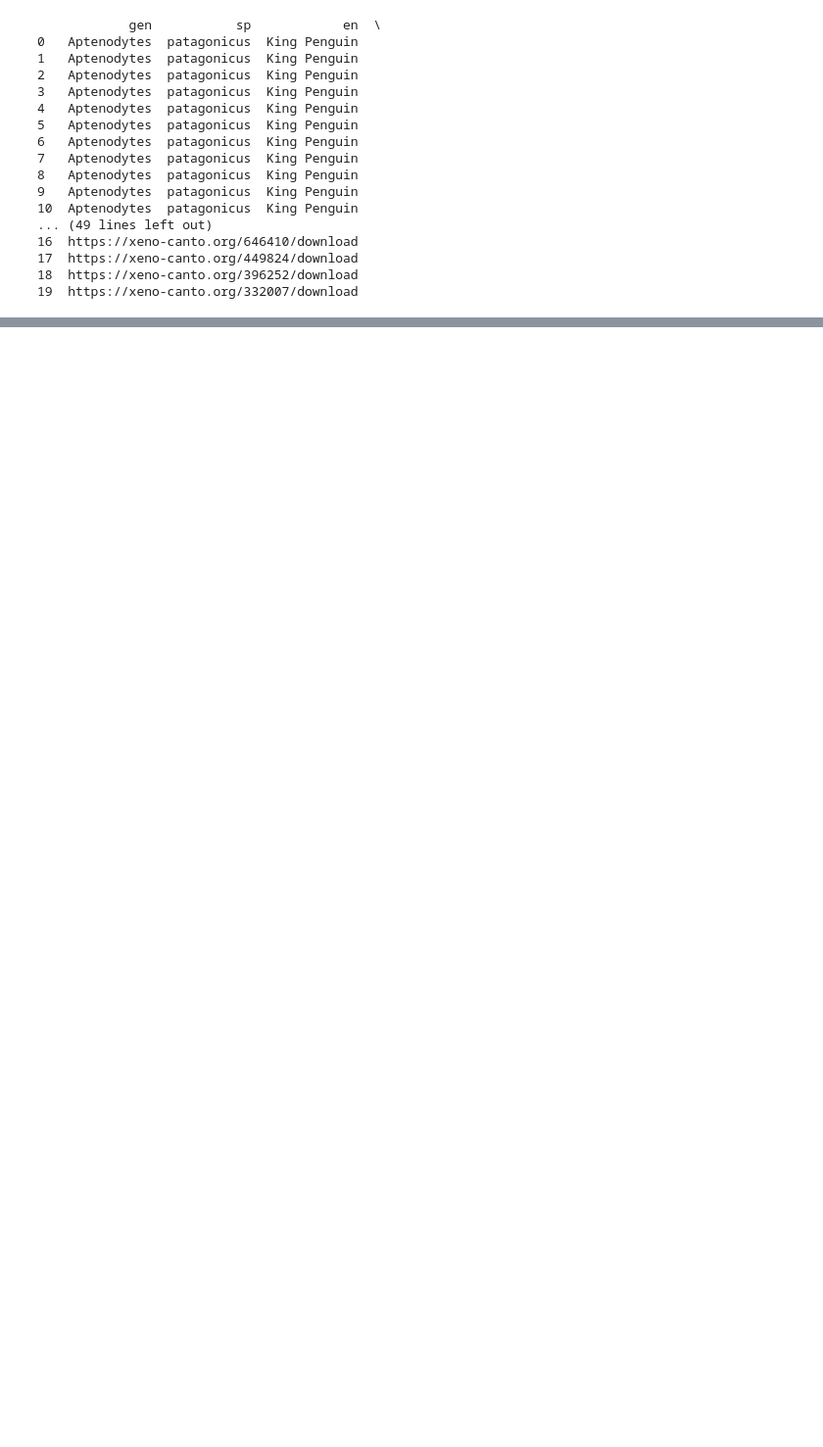
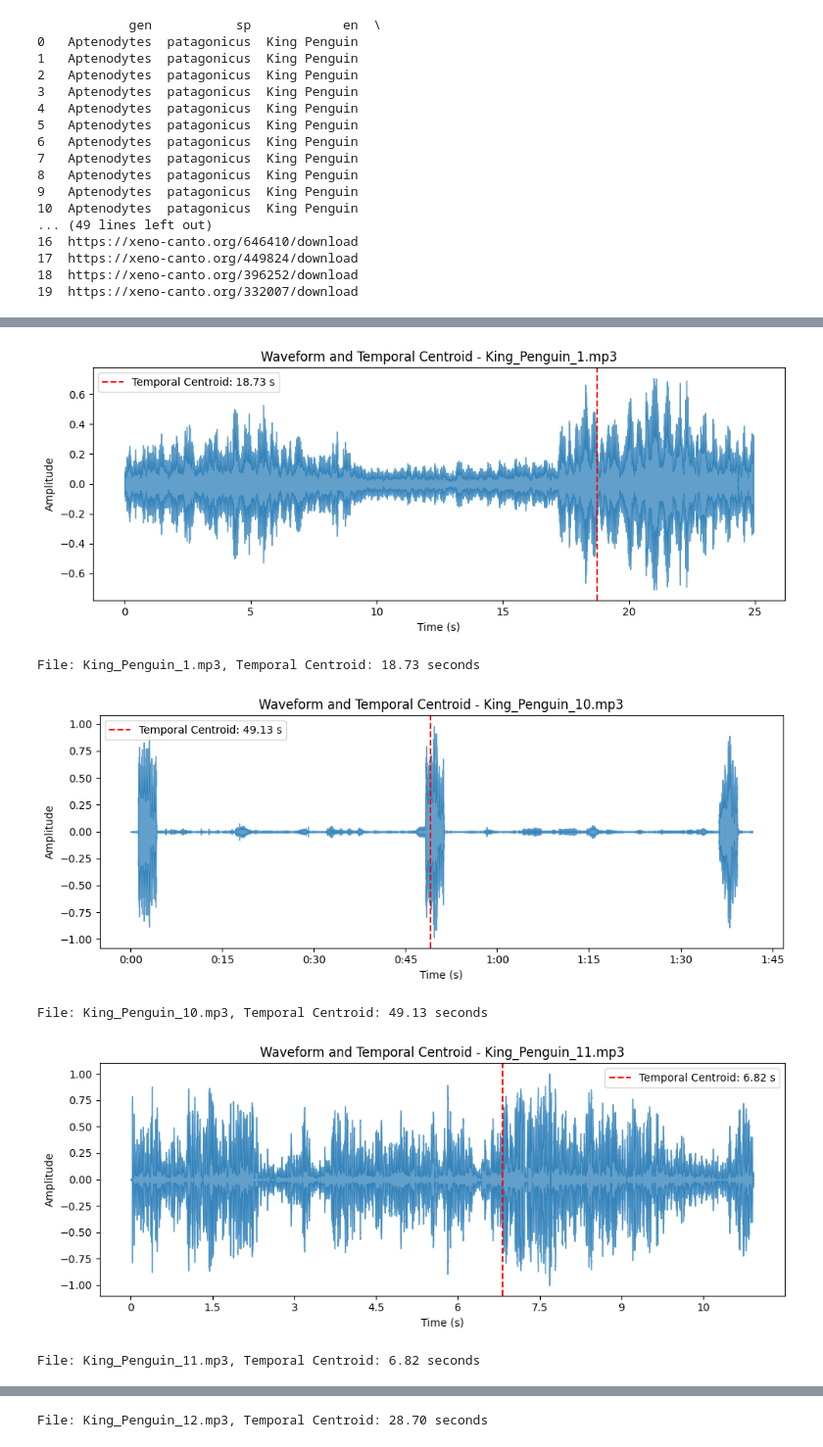
Before and after one commit to jcns1107/Bird-Call-Feature-Extraction-and-Clustering, a Jupyter notebook: Birds.ipynb, the cells around one changed output, grey strips where cells are left out. Shown at 98% size. Drawn from its saved outputs; the diff is of its cells as text; code cells hidden in the pictures; blank space fills up the shorter version.

Commit message:
Bros, está aqui os changes. Só adicionei código qu e nos dá os temporal centroids. Mais logo, aplico aquilo que tinha mencionado no WhatsApp.

```diff
--- a/Birds.ipynb
+++ b/Birds.ipynb
@@ -73,0 +95,79 @@ for i, recording in enumerate(recordings):
+# %%
+################################################################################
+### MY CODE
+################################################################################
+
+import librosa
+import librosa.display
+import matplotlib.pyplot as plt
+import numpy as np
+import os
+
+# Function to visualize waveforms and compute temporal centroids
+def visualize_waveform_and_compute_temporal_centroid(audio_dir):
+    """
+    Visualize waveforms of audio files in the directory and compute their temporal centroids.
+
+    Args:
+    - audio_dir (str): Path to the directory containing audio files.
+
+    Outputs:
+    - Waveform plots and temporal centroid values for each audio file.
+    """
+    # List all audio files in the directory
+    audio_files = [f for f in os.listdir(audio_dir) if f.endswith(".mp3")]
+
+    # Check if there are audio files to process
+    if not audio_files:
+        print("No audio files found in the directory.")
+        return
+
+    # Process each audio file
+    for i, audio_file in enumerate(audio_files):
+        audio_path = os.path.join(audio_dir, audio_file)
+
+        try:
+            # Load the audio file
+            y, sr = librosa.load(audio_path, sr=None)  # y: audio time series, sr: sampling rate
+
+            # Compute the energy envelope (squared amplitude)
+            energy_envelope = np.abs(y)**2
+            times = np.linspace(0, len(y) / sr, len(y))  # Time values corresponding to samples
+
+            # Compute cumulative energy (CDF of energy)
+            cumulative_energy = np.cumsum(energy_envelope)
+            cumulative_energy /= cumulative_energy[-1]  # Normalize CDF to [0, 1]
+
+            # Find the temporal centroid (where cumulative energy ≈ 0.5)
+            temporal_centroid_index = np.where(cumulative_energy >= 0.5)[0][0]
+            temporal_centroid_time = times[temporal_centroid_index]
+
+            # Plot the waveform
+            plt.figure(figsize=(10, 4))
+            librosa.display.waveshow(y, sr=sr, alpha=0.7)
+            plt.title(f"Waveform and Temporal Centroid - {audio_file}")
+            plt.xlabel("Time (s)")
+            plt.ylabel("Amplitude")
+
+            # Mark the temporal centroid on the plot
+            plt.axvline(temporal_centroid_time, color='r', linestyle='--', label=f"Temporal Centroid: {temporal_centroid_time:.2f} s")
+            plt.legend()
+            plt.tight_layout()
+            plt.show()
+
+            # Print the temporal centroid value
+            print(f"File: {audio_file}, Temporal Centroid: {temporal_centroid_time:.2f} seconds")
+
+        except Exception as e:
+            print(f"Error processing {audio_file}: {e}")
+
+# Call the function with the directory containing audio files
+audio_directory = "penguin_sounds"  # Update with your directory path
+visualize_waveform_and_compute_temporal_centroid(audio_directory)
+# %% [output]
+[figure, added]
+File: King_Penguin_1.mp3, Temporal Centroid: 18.73 seconds
+[figure, added]
+File: King_Penguin_10.mp3, Temporal Centroid: 49.13 seconds
+[figure, added]
+File: King_Penguin_11.mp3, Temporal Centroid: 6.82 seconds
@@ -73,0 +175 @@ for i, recording in enumerate(recordings):
+File: King_Penguin_12.mp3, Temporal Centroid: 28.70 seconds
```
Also changed, not shown: parts of 2 cells of this notebook.
